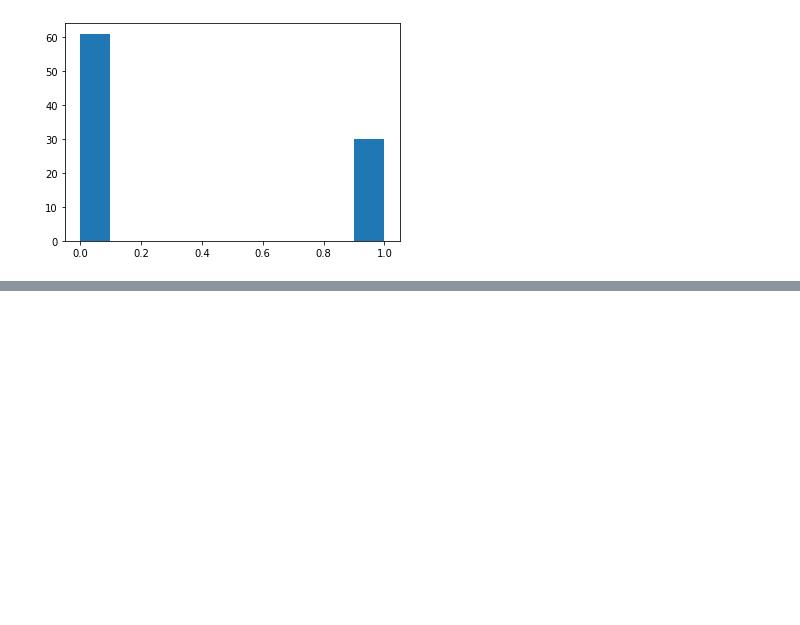
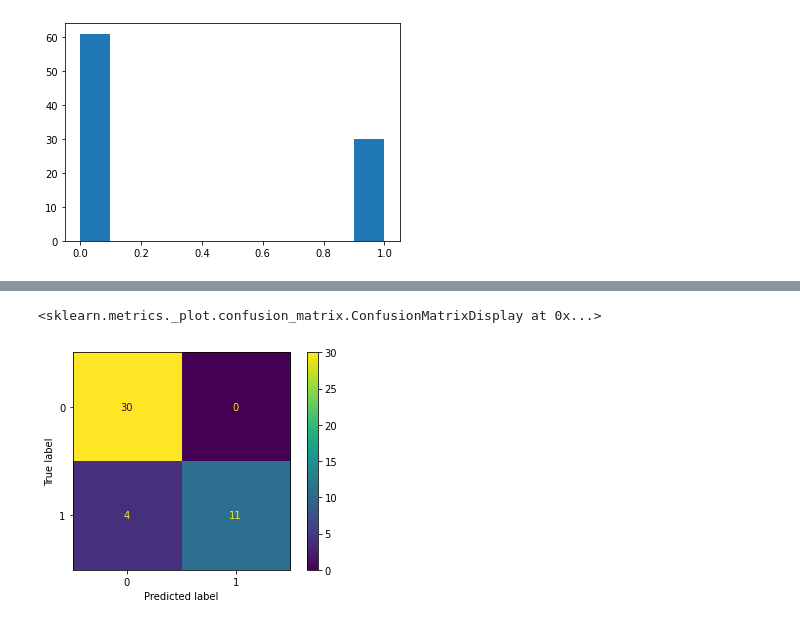
Before and after one commit to jcmachicao/curso_intro_nn, a Jupyter notebook: arbol_decisiones_simple.ipynb, the cells around one changed output, grey strips where cells are left out. Drawn from its saved outputs; the diff is of its cells as text; code cells hidden in the pictures; blank space fills up the shorter version.

```diff
--- a/arbol_decisiones_simple.ipynb
+++ b/arbol_decisiones_simple.ipynb
@@ -126,0 +130,5 @@ plot_roc_curve(model, X_train, y_train)
+# %%
+plot_confusion_matrix(model, X_train, y_train)
+# %% [output]
+<sklearn.metrics._plot.confusion_matrix.ConfusionMatrixDisplay at 0x...>
+[figure, added]
```
Also changed, not shown: parts of 15 cells of this notebook.
